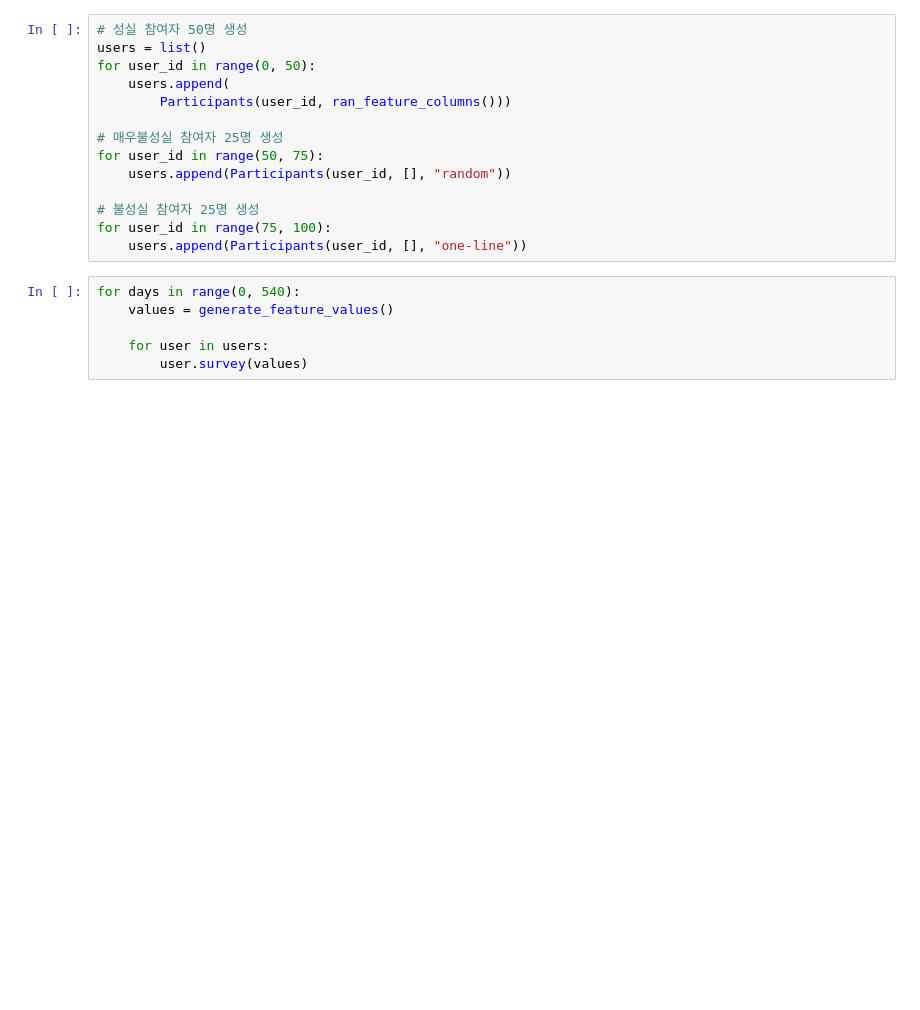
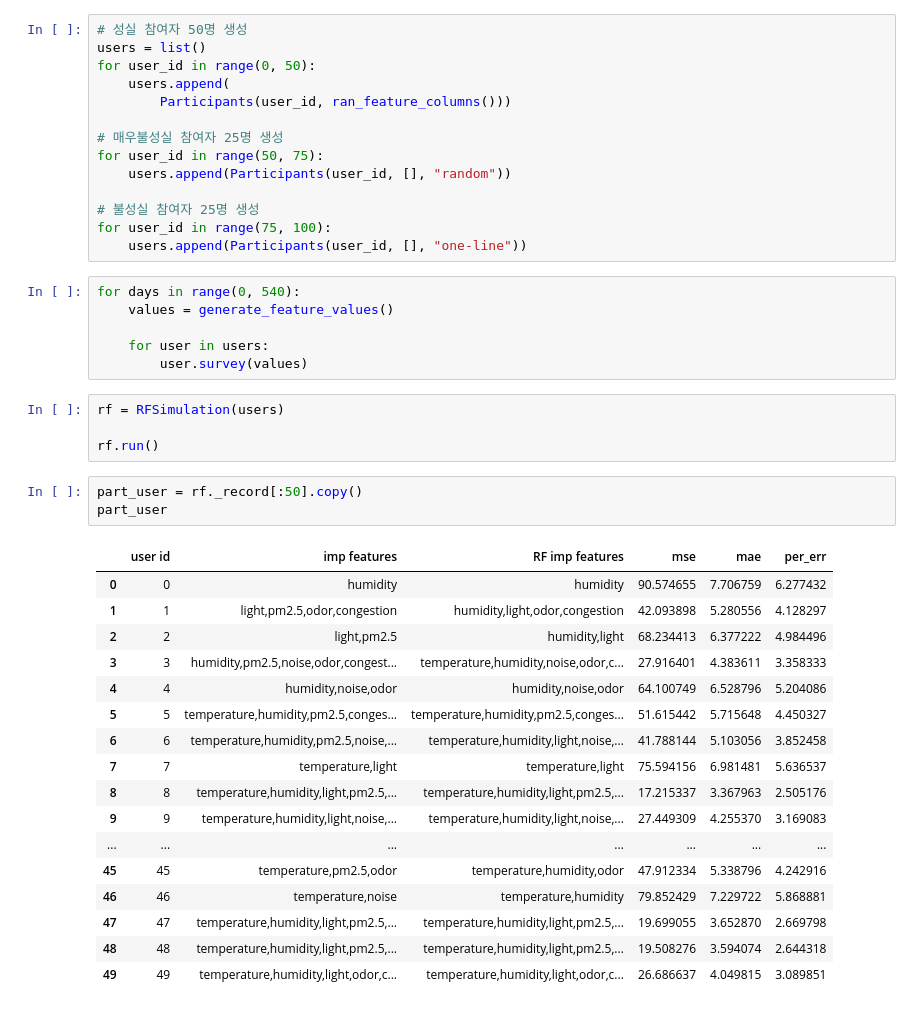
Before and after one commit to formegusto/survey-filtering-system, a Jupyter notebook: example.ipynb, the cells around one changed output. Saved outputs shown, nothing was run; the diff lists cells and outputs as text; blank space fills up the shorter version.

Commit message:
설문 else range part 값에 따라 성능 달라지는 현상 있음

```diff
--- a/example.ipynb
+++ b/example.ipynb
@@ -26,3 +27,28 @@ for days in range(0, 540):
 
     for user in users:
         user.survey(values)
+# %%
+rf = RFSimulation(users)
+
+rf.run()
+# %%
+part_user = rf._record[:50].copy()
+part_user
+# %% [output]
+|  | user id | imp features | RF imp features | mse | mae | per_err |
+| 0 | 0 | humidity | humidity | 90.574655 | 7.706759 | 6.277432 |
+| 1 | 1 | light,pm2.5,odor,congestion | humidity,light,odor,congestion | 42.093898 | 5.280556 | 4.128297 |
+| 2 | 2 | light,pm2.5 | humidity,light | 68.234413 | 6.377222 | 4.984496 |
+| 3 | 3 | humidity,pm2.5,noise,odor,congest... | temperature,humidity,noise,odor,c... | 27.916401 | 4.383611 | 3.358333 |
+| 4 | 4 | humidity,noise,odor | humidity,noise,odor | 64.100749 | 6.528796 | 5.204086 |
+| 5 | 5 | temperature,humidity,pm2.5,conges... | temperature,humidity,pm2.5,conges... | 51.615442 | 5.715648 | 4.450327 |
+| 6 | 6 | temperature,humidity,pm2.5,noise,... | temperature,humidity,light,noise,... | 41.788144 | 5.103056 | 3.852458 |
+| 7 | 7 | temperature,light | temperature,light | 75.594156 | 6.981481 | 5.636537 |
+| 8 | 8 | temperature,humidity,light,pm2.5,... | temperature,humidity,light,pm2.5,... | 17.215337 | 3.367963 | 2.505176 |
+| 9 | 9 | temperature,humidity,light,noise,... | temperature,humidity,light,noise,... | 27.449309 | 4.255370 | 3.169083 |
+| ... | ... | ... | ... | ... | ... | ... |
+| 45 | 45 | temperature,pm2.5,odor | temperature,humidity,odor | 47.912334 | 5.338796 | 4.242916 |
+| 46 | 46 | temperature,noise | temperature,humidity | 79.852429 | 7.229722 | 5.868881 |
+| 47 | 47 | temperature,humidity,light,pm2.5,... | temperature,humidity,light,pm2.5,... | 19.699055 | 3.652870 | 2.669798 |
+| 48 | 48 | temperature,humidity,light,pm2.5,... | temperature,humidity,light,pm2.5,... | 19.508276 | 3.594074 | 2.644318 |
+| 49 | 49 | temperature,humidity,light,odor,c... | temperature,humidity,light,odor,c... | 26.686637 | 4.049815 | 3.089851 |
```
Also changed, not shown: parts of 6 cells of this notebook, 7 other files.
